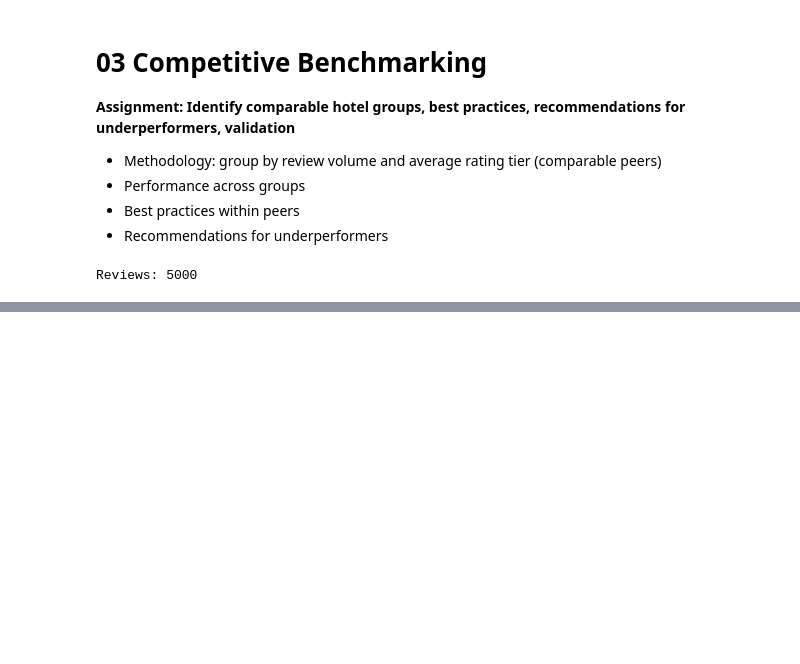
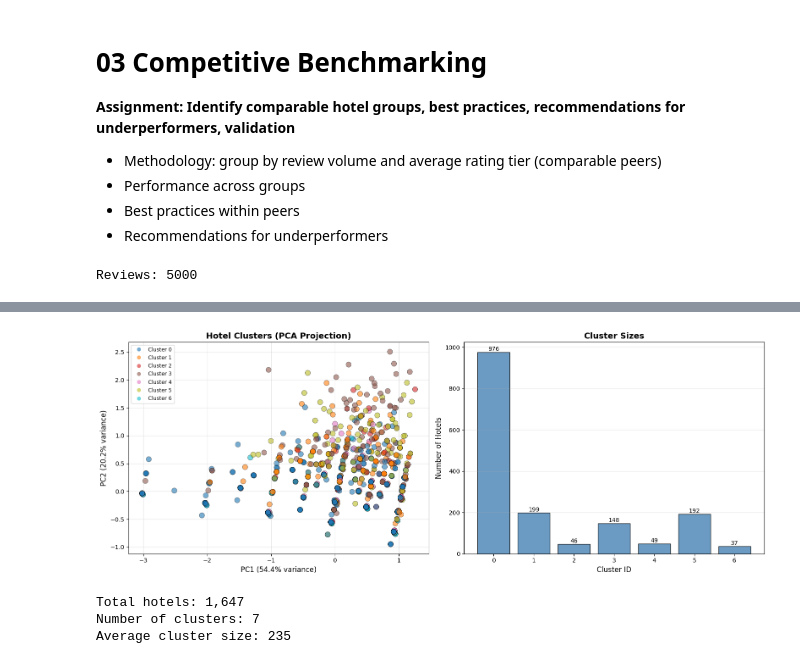
Before and after one commit to simonkp/IS5126-G4-hotel-analytics, a Jupyter notebook: notebooks/03_competitive_benchmarking.ipynb, the cells around one changed output, grey strips where cells are left out. Saved outputs shown, nothing was run; the diff lists cells and outputs as text; code cells hidden in the pictures; blank space fills up the shorter version.

```diff
--- a/notebooks/03_competitive_benchmarking.ipynb
+++ b/notebooks/03_competitive_benchmarking.ipynb
@@ -112,0 +175,62 @@ than the full set, so volume + rating tier successfully identifies comparable ho
+# %%
+# In Notebook 03 - REPLACE visualization cell
+
+# %%
+# Better cluster visualization
+from sklearn.decomposition import PCA
+import numpy as np
+
+# Reduce to 2D for visualization using PCA
+clustering_features = ['avg_rating', 'n_reviews', 'price_tier',
+                       'is_beach', 'is_downtown', 'pool_score']
+X = features[clustering_features].copy()
+X['n_reviews'] = np.log1p(X['n_reviews'])
+
+pca = PCA(n_components=2, random_state=42)
+X_2d = pca.fit_transform(X)
+
+# Create cleaner visualization
+fig, (ax1, ax2) = plt.subplots(1, 2, figsize=(16, 6))
+
+# Plot 1: Clusters in 2D space
+scatter = ax1.scatter(X_2d[:, 0], X_2d[:, 1],
+                      c=features['cluster'],
+                      cmap='tab10',
+                      alpha=0.6,
+                      s=80,
+                      edgecolors='black',
+                      linewidth=0.5)
+ax1.set_xlabel(f'PC1 ({pca.explained_variance_ratio_[0]:.1%} variance)', fontsize=12)
+ax1.set_ylabel(f'PC2 ({pca.explained_variance_ratio_[1]:.1%} variance)', fontsize=12)
+ax1.set_title('Hotel Clusters (PCA Projection)', fontsize=14, fontweight='bold')
+ax1.grid(alpha=0.3)
+
+# Add legend
+handles, labels = scatter.legend_elements()
+ax1.legend(handles, [f'Cluster {i}' for i in range(len(handles))],
+          loc='best', fontsize=9)
+
+# Plot 2: Cluster sizes
+cluster_sizes = features['cluster'].value_counts().sort_index()
+ax2.bar(cluster_sizes.index, cluster_sizes.values,
+        color='steelblue', edgecolor='black', alpha=0.8)
+ax2.set_xlabel('Cluster ID', fontsize=12)
+ax2.set_ylabel('Number of Hotels', fontsize=12)
+ax2.set_title('Cluster Sizes', fontsize=14, fontweight='bold')
+ax2.grid(axis='y', alpha=0.3)
+
+# Add value labels
+for i, count in enumerate(cluster_sizes):
+    ax2.text(i, count, str(count), ha='center', va='bottom')
+
+plt.tight_layout()
+plt.show()
+
+print(f"\nTotal hotels: {len(features):,}")
+print(f"Number of clusters: {features['cluster'].nunique()}")
+print(f"Average cluster size: {len(features) / features['cluster'].nunique():.0f}")
+# %% [output]
+[figure, added]
+Total hotels: 1,647
+Number of clusters: 7
+Average cluster size: 235
```
Also changed, not shown: parts of 18 cells of this notebook, 8 other files.
